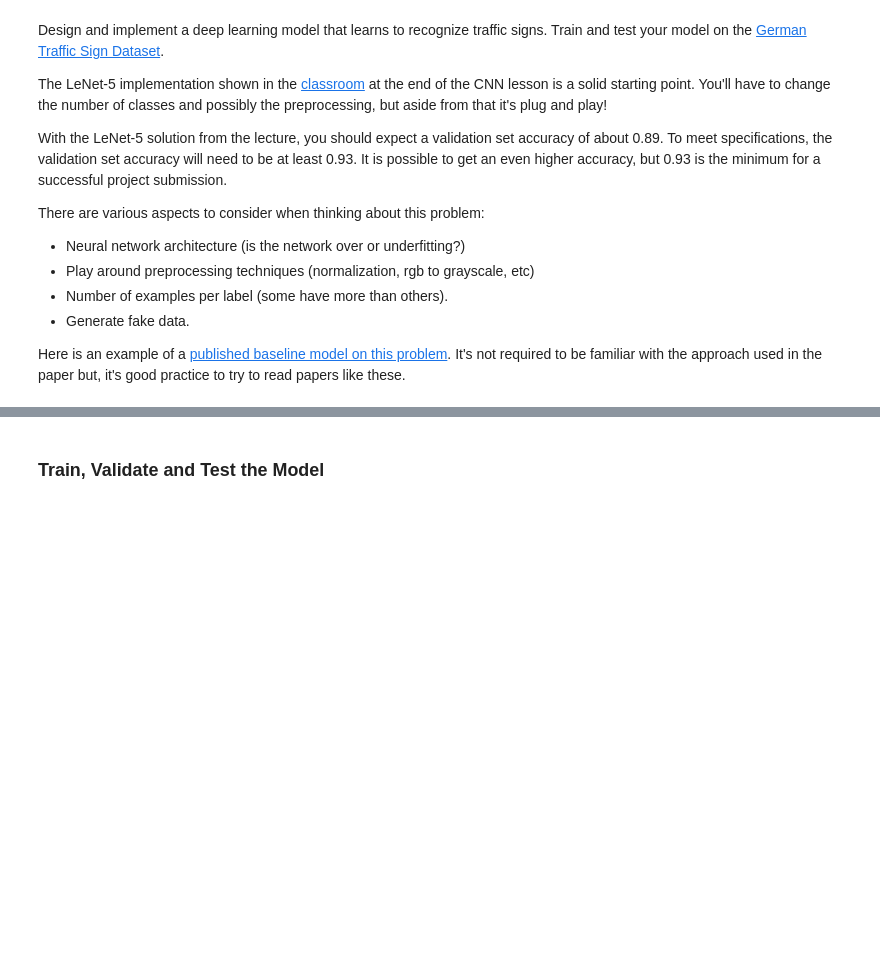
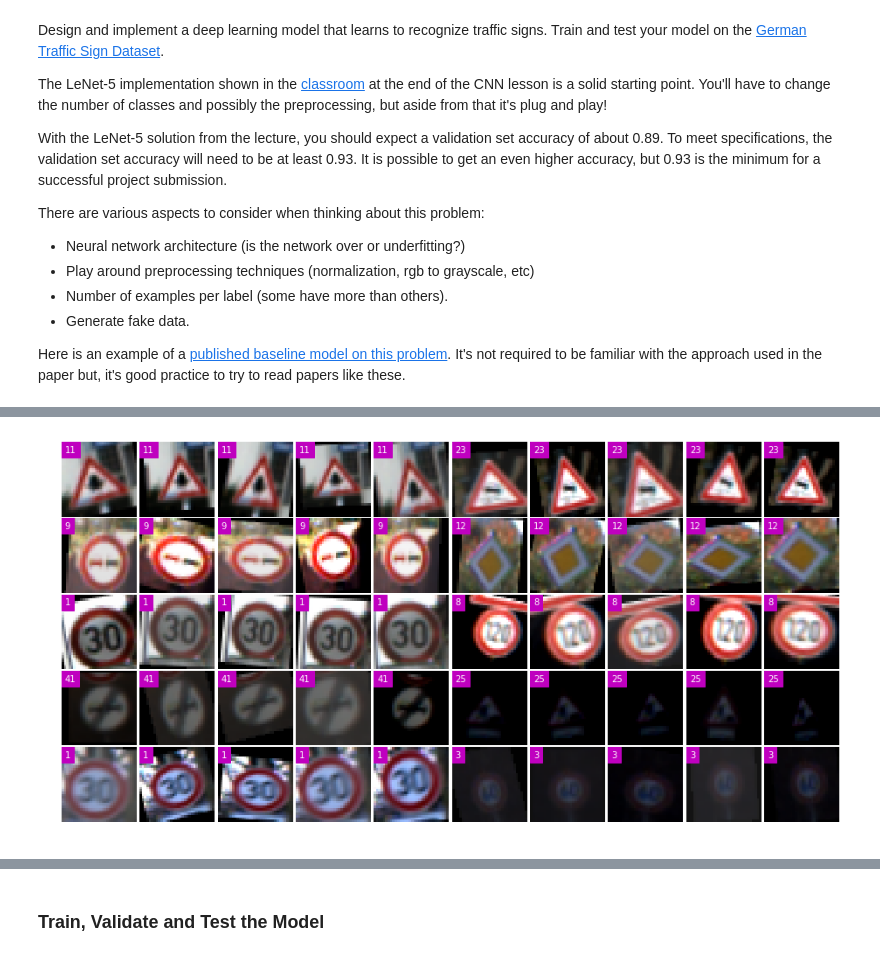
Before and after one commit to hapuhundre/Traffic_Sign_Classifier, a Jupyter notebook: Traffic_Sign_Classifier.ipynb, the cells around one changed output, grey strips where cells are left out. Cells and saved outputs as stored; diff of their text form; code cells hidden in the pictures; blank space fills up the shorter version.

```diff
--- a/Traffic_Sign_Classifier.ipynb
+++ b/Traffic_Sign_Classifier.ipynb
@@ -230,0 +254,5 @@ float64
+# %%
+aug_images, aug_labels = images_aug(images,labels)
+plot_images(aug_images, aug_labels, 5, 10)
+# %% [output]
+[figure, added]
```
Also changed, not shown: parts of 28 cells of this notebook, 3 other files.
